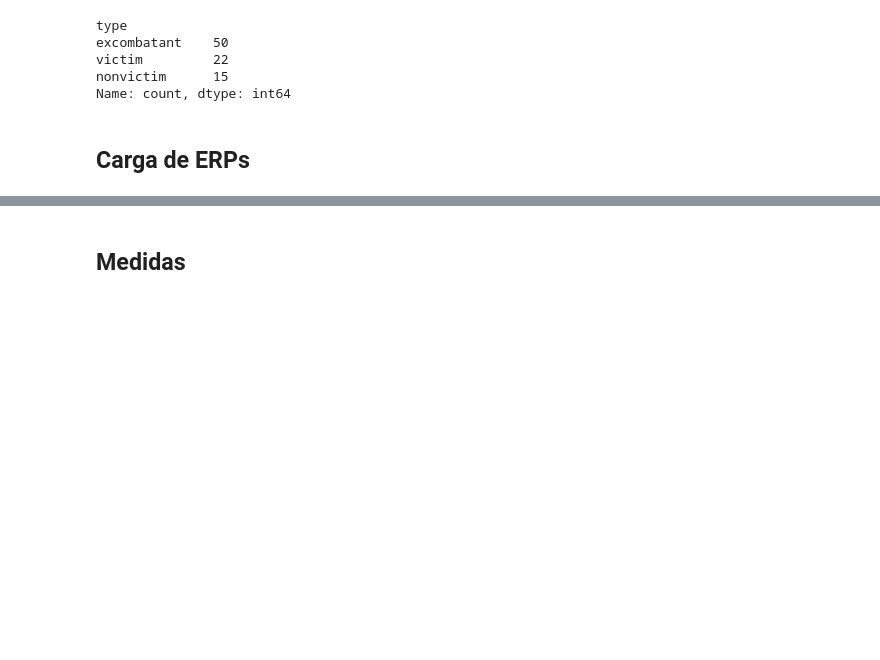
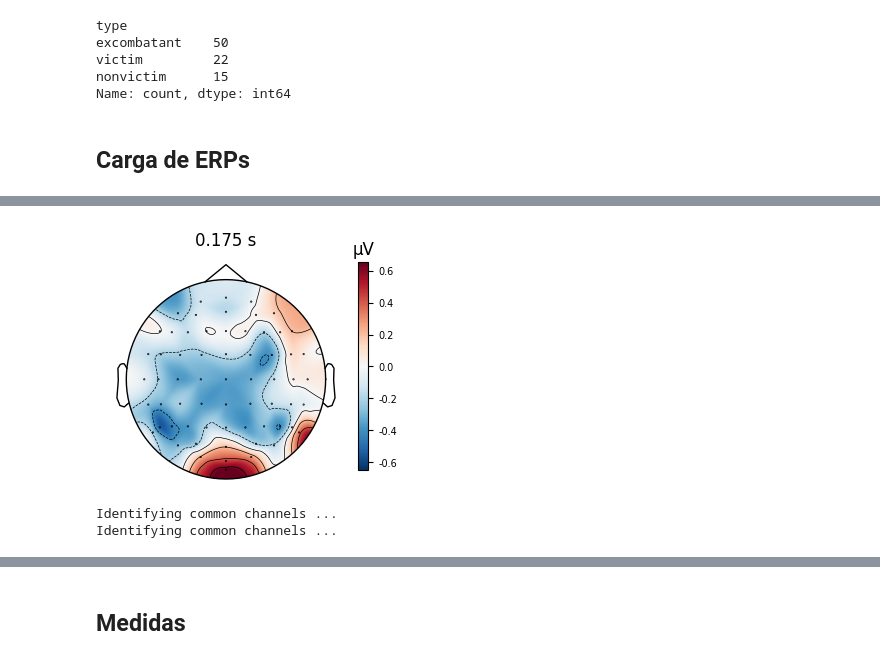
Before and after one commit to jhquiza/iat-eeg, a Jupyter notebook: erp/medidas-erp.ipynb, the cells around one changed output, grey strips where cells are left out. Saved outputs shown, nothing was run; the diff lists cells and outputs as text; code cells hidden in the pictures; blank space fills up the shorter version.

```diff
--- a/erp/medidas-erp.ipynb
+++ b/erp/medidas-erp.ipynb
@@ -233,0 +197,14 @@ FIR filter parameters
+# %%
+victimas_in_grand_average.plot_topomap(
+    times=[0.175],
+    res=300,
+    size=2
+    );
+# %% [output]
+[figure, added]
+# %%
+no_victimas_co_grand_average = mne.grand_average(no_victimas_co)
+no_victimas_in_grand_average = mne.grand_average(no_victimas_in)
+# %% [output]
+Identifying common channels ...
+Identifying common channels ...
```
Also changed, not shown: parts of 16 cells of this notebook.
